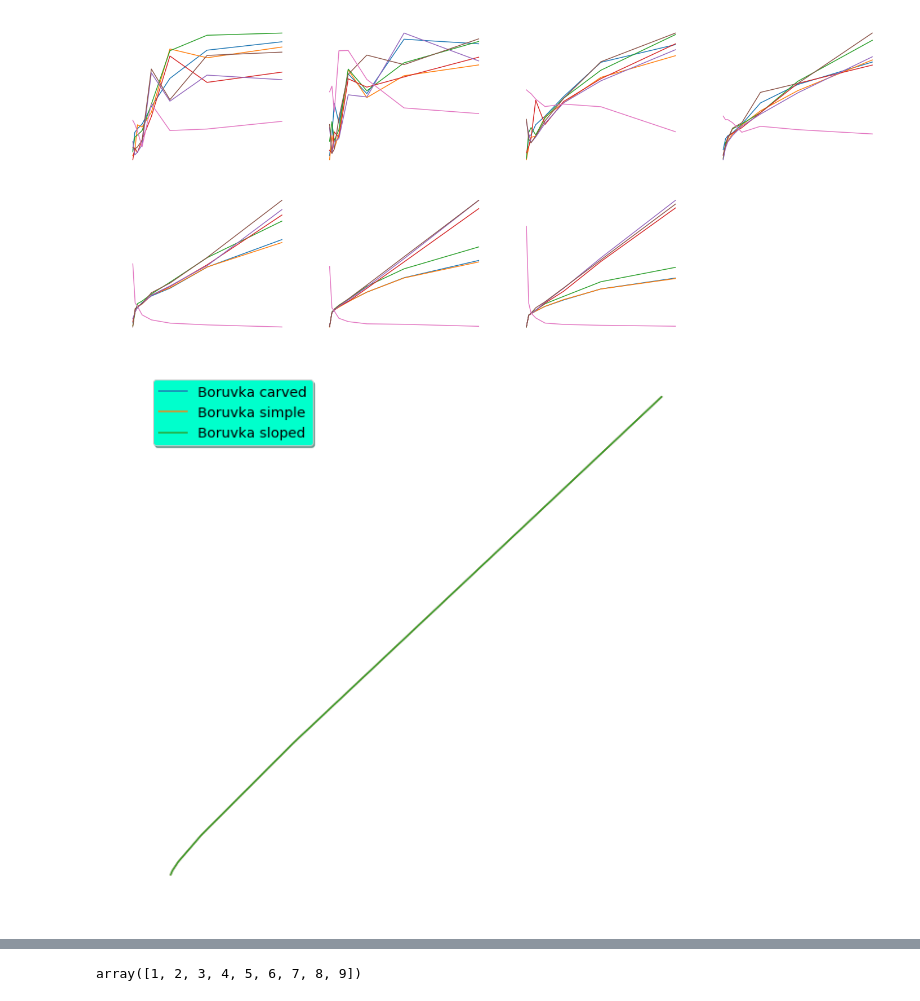
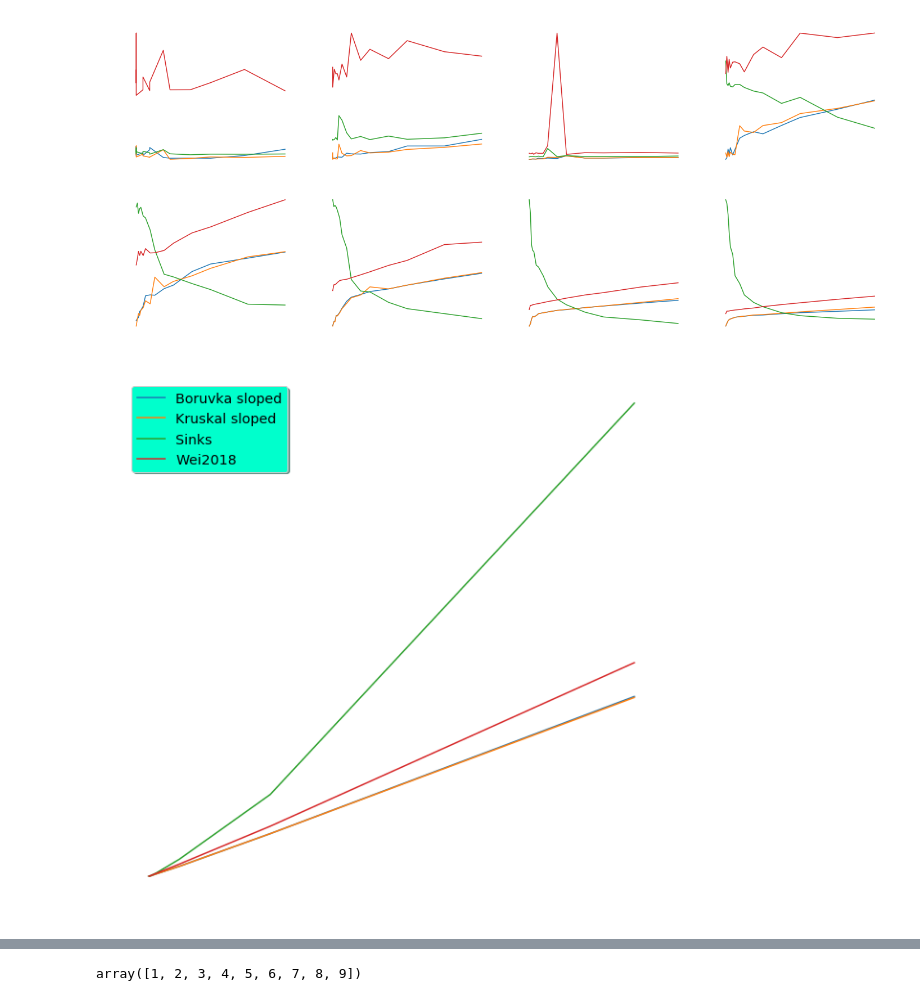
Before and after one commit to fastscape-lem/fastscapelib, a Jupyter notebook: examples/mountain.ipynb, the cells around one changed output, grey strips where cells are left out. Cells and saved outputs as stored; diff of their text form; code cells hidden in the pictures.

```diff
--- a/examples/mountain.ipynb
+++ b/examples/mountain.ipynb
@@ -123,9 +119,9 @@ def get_bench_size(prop, algo):
         y.append(sd[prop][algo])
 
     return (x, x_num,
-           [i for (i, _, _) in y],
-           [j for (_, j, _) in y],
-           [k for (_, _, k) in y])
+           [i for (i, _, _) in y], #time average
+           [j for (_, j, _) in y], #time std dev
+           [k for (_, _, k) in y]) #boruvka instrumentalization
 
 def get_bench_prop(size, algo):
 
@@ -143,7 +139,7 @@ def get_bench_prop(size, algo):
            [j for (_, j, _) in y],
            [k for (_, _, k) in y])
 
-algos = [ k for k in bench.values().__iter__().__next__().values().__iter__().__next__().keys() if k != 'numholes' ]
+algos = [ k for k in bench.values().__iter__().__next__().values().__iter__().__next__().keys() if k != 'numholes' and "simple" not in k and "carve" not in k]
 
 def plot_size(prop, ax, legends = False, low = 0, high = None):
     global algos
@@ -213,12 +209,12 @@ do_plot_prop(256, ax[0,3])
 do_plot_prop(512, ax[1,0])
 do_plot_prop(1024, ax[1,1])
 do_plot_prop(2048, ax[1,2])
-#do_plot_prop(4096, ax[1,3])
+do_plot_prop(4096, ax[1,3])
 # %% [output]
-[figure, old version]
+[figure, new version]
 # %%
 fig, ax = plt.subplots(figsize = (10,10))
-plot_size_bk(.03125, ax, legends = True, low = 0)
+plot_size(.03125, ax, legends = True, low = 0)
 # %% [output]
-[figure, old version]
+[figure, new version]
 # %%
```
Also changed, not shown: parts of 5 cells of this notebook, 6 other files.
